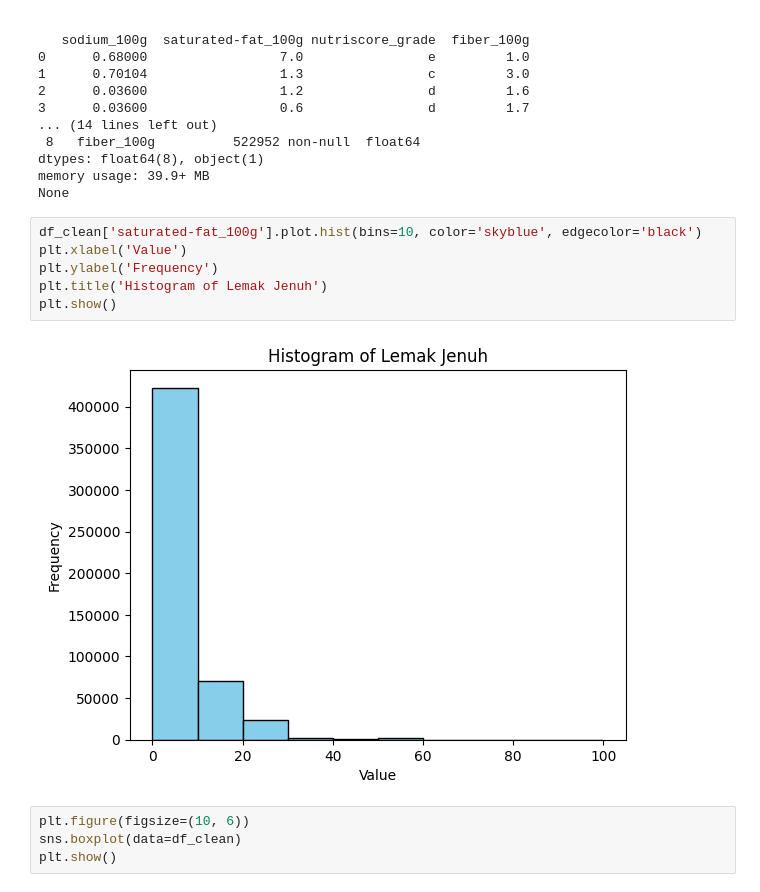
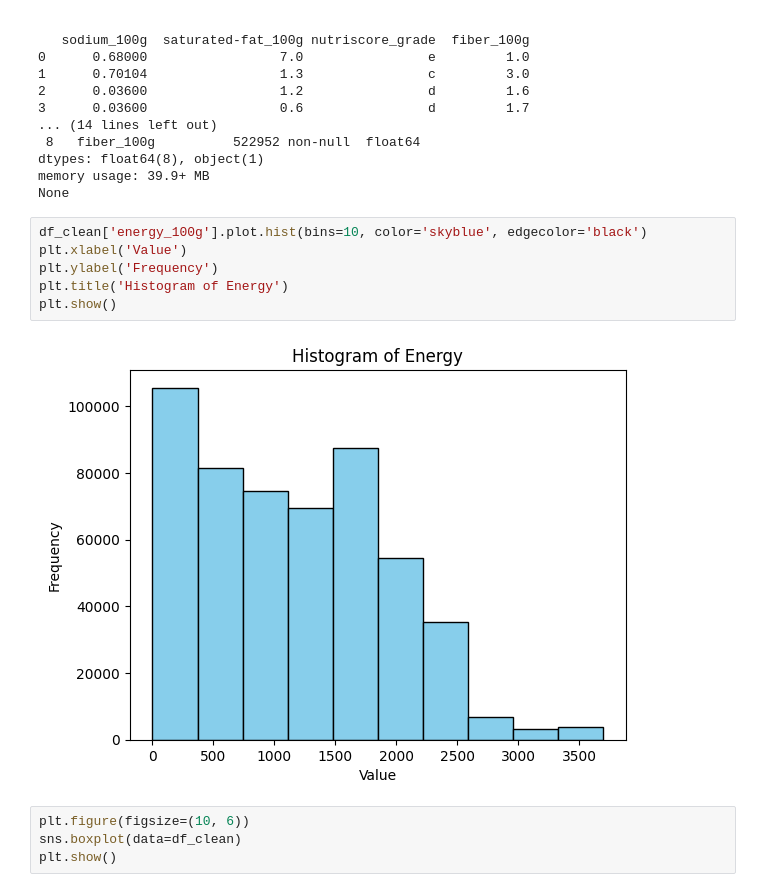
Before and after one commit to nutriomatic/machine-learning-kaisar, a Jupyter notebook: grade_prediction/grade_prediction.ipynb, the cells around one changed output. Cells and saved outputs as stored; diff of their text form.

```diff
--- a/grade_prediction/grade_prediction.ipynb
+++ b/grade_prediction/grade_prediction.ipynb
@@ -148,13 +148,13 @@ dtypes: float64(8), object(1)
 memory usage: 39.9+ MB
 None
 # %%
-df_clean['saturated-fat_100g'].plot.hist(bins=10, color='skyblue', edgecolor='black')
+df_clean['energy_100g'].plot.hist(bins=10, color='skyblue', edgecolor='black')
 plt.xlabel('Value')
 plt.ylabel('Frequency')
-plt.title('Histogram of Lemak Jenuh')
+plt.title('Histogram of Energy')
 plt.show()
 # %% [output]
-[figure, old version]
+[figure, new version]
 # %%
 plt.figure(figsize=(10, 6))
 sns.boxplot(data=df_clean)
```
Also changed, not shown: parts of 21 cells of this notebook, 2 other files.
